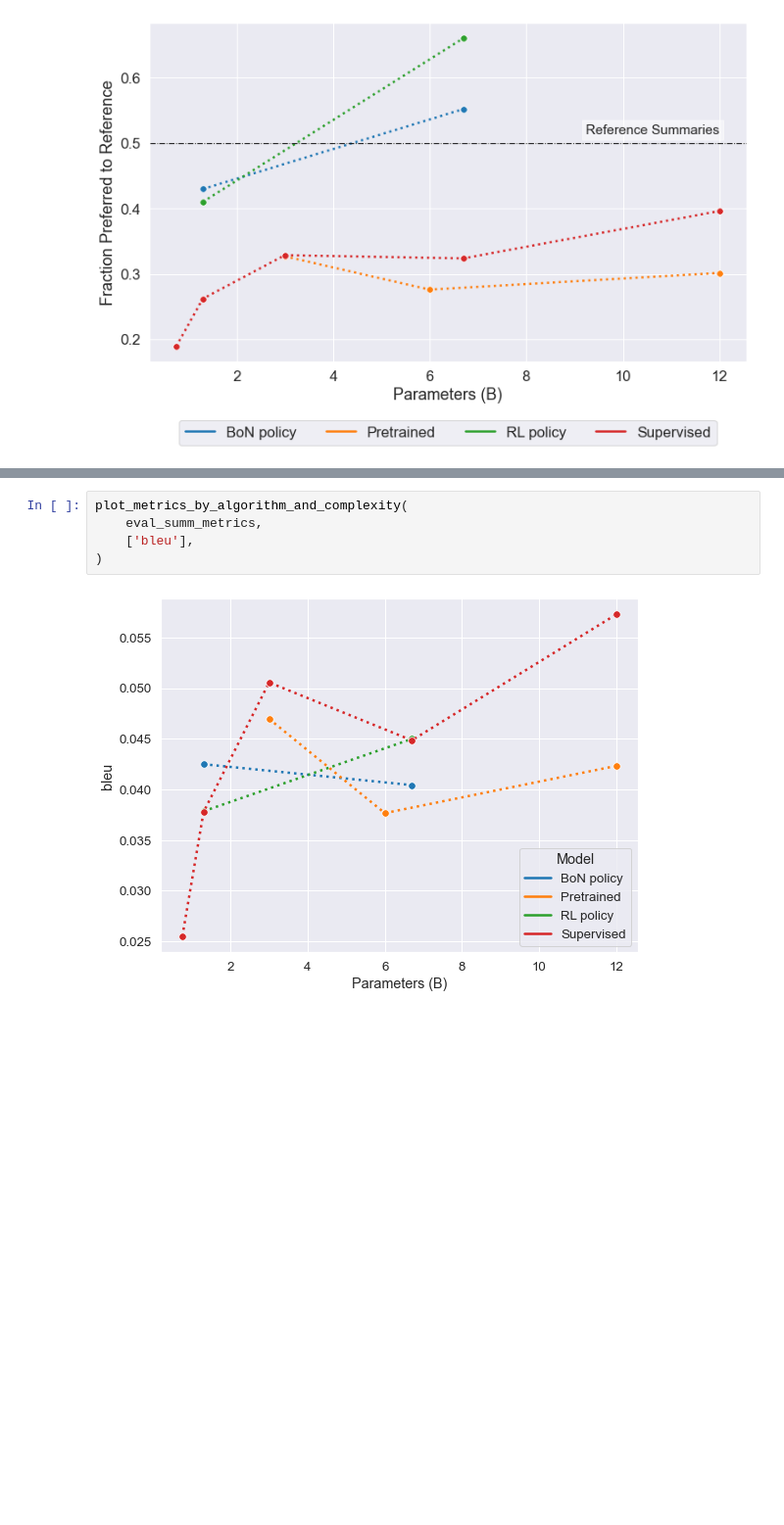
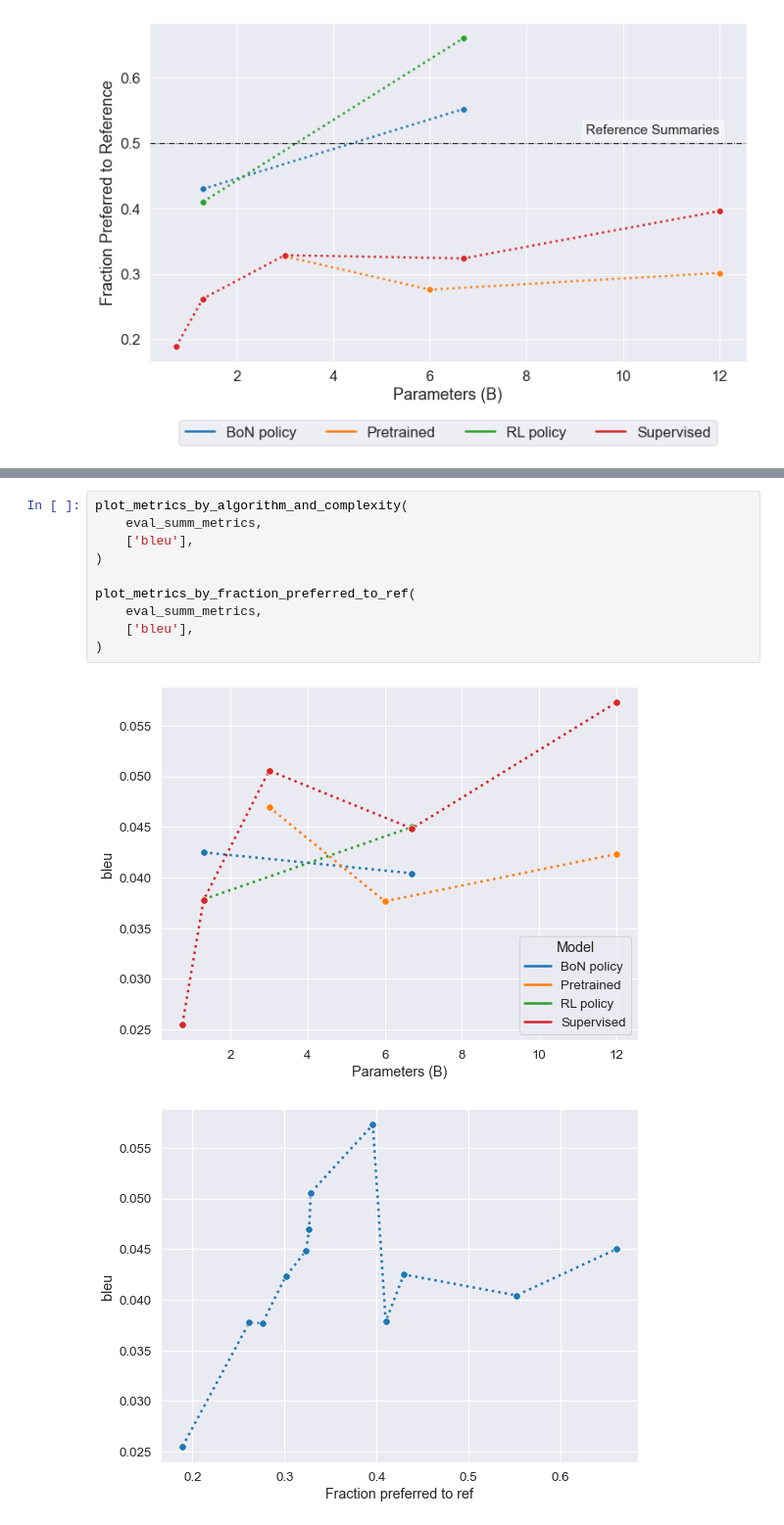
Before and after one commit to DavidColasRomanos/ExplainSumm, a Jupyter notebook: duality_complexity_quality.ipynb, the cells around one changed output, grey strips where cells are left out. Shown at 98% size. Cells and saved outputs as stored; diff of their text form; blank space fills up the shorter version.

```diff
--- a/duality_complexity_quality.ipynb
+++ b/duality_complexity_quality.ipynb
@@ -63,10 +50,16 @@ plot_metrics_by_algorithm_and_complexity(
 # %%
 plot_metrics_by_algorithm_and_complexity(
     eval_summ_metrics,
     ['bleu'],
 )
+
+plot_metrics_by_fraction_preferred_to_ref(
+    eval_summ_metrics,
+    ['bleu'],
+)
 # %% [output]
 [figure]
+[figure, added]
 # %%
 plot_metrics_by_algorithm_and_complexity(
     eval_summ_metrics,
```
Also changed, not shown: parts of 7 cells of this notebook, 1 other file.
